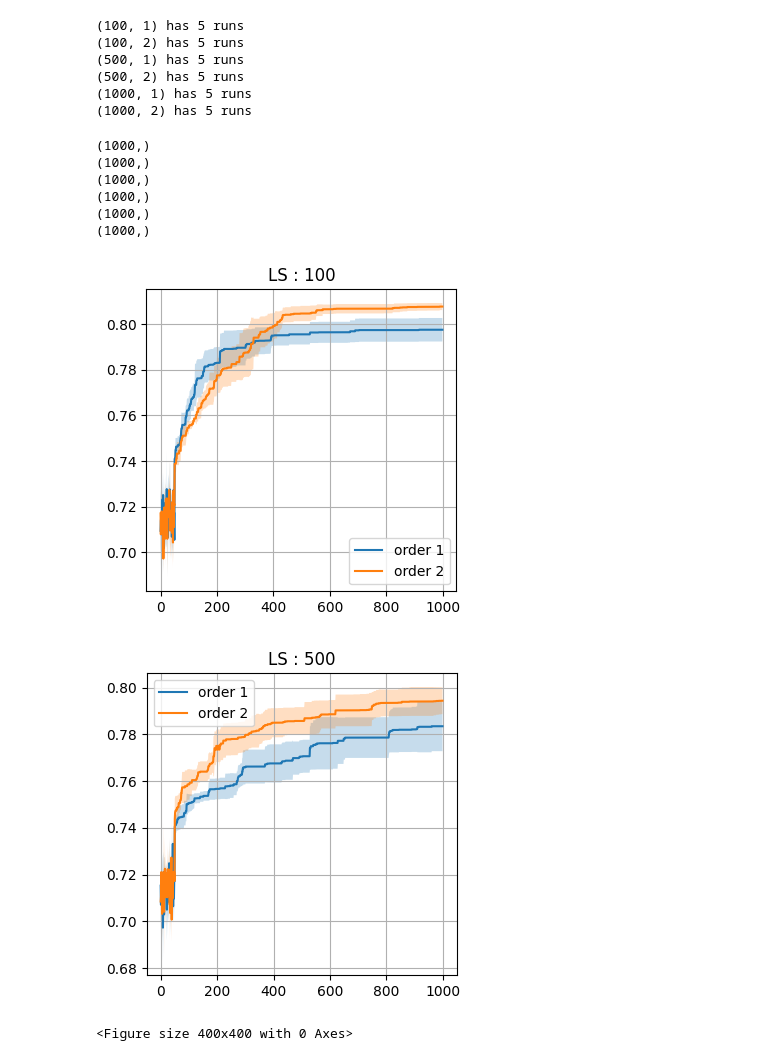
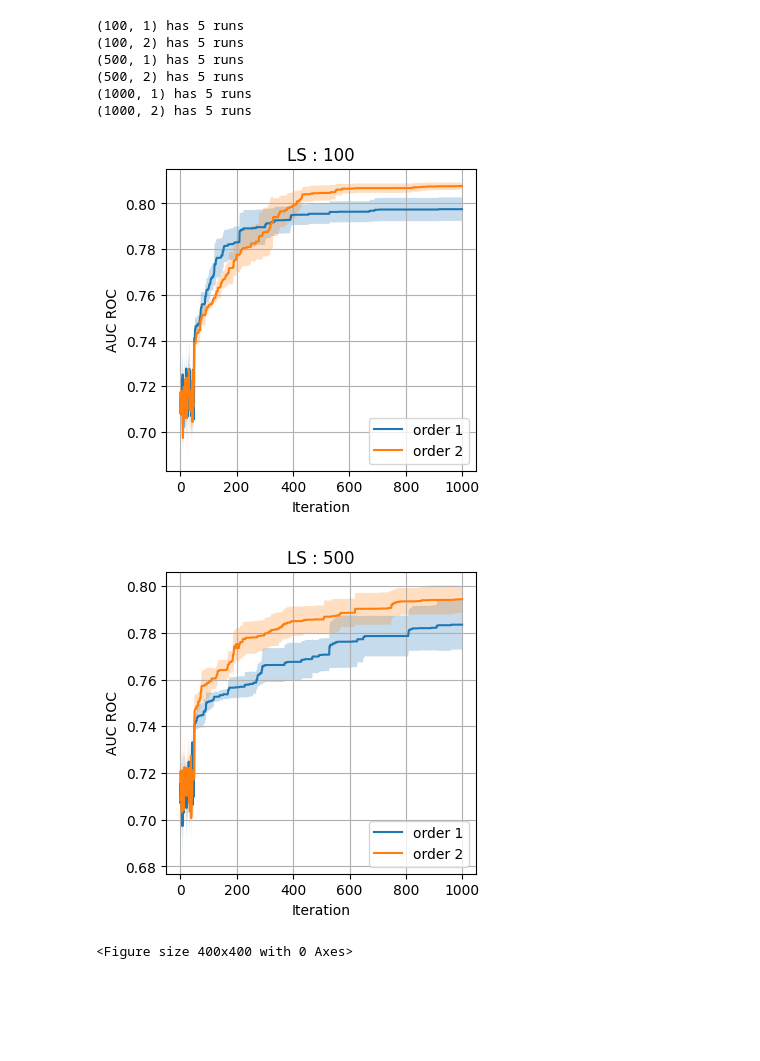
Before and after one commit to prise-3d/noise-detection-attributes-optimization, a Jupyter notebook: analysis/rendering_surrogate_models.ipynb, the cells around one changed output. Saved outputs shown, nothing was run; the diff lists cells and outputs as text; code cells hidden in the pictures; blank space fills up the shorter version.

```diff
--- a/analysis/rendering_surrogate_models.ipynb
+++ b/analysis/rendering_surrogate_models.ipynb
@@ -84,37 +84,33 @@ for k in sorted(data_results.keys()):
 # %%
 n_LS = 100
 
 for n_LS in [100, 500, 1000]:
     fig = plt.figure(dpi=100, figsize=(4, 4))
     ax = fig.add_subplot(111)
     ax.set_title(f'LS : {n_LS}')
 
     for k in sorted(data_results.keys()):
         ls_iter, order = k
 
         if ls_iter == n_LS:
 
             data = np.array(data_results[k])
 
             means = data.mean(axis=0)
             confidences = (1.9 * data.std(axis=0)) / np.sqrt(N_RUNS)
-            print(confidences.shape)
+
             ax.plot(means, label=f'order {order}')
             ax.fill_between(np.arange(1000), means-confidences, means+confidences, alpha=.25)
 
     ax.grid()
-    ax.legend()
+    ax.legend(loc=4)
+    ax.set_ylabel('AUC ROC')
+    ax.set_xlabel('Iteration')
     # ax.set_yscale('log')
     fig.savefig(os.path.join(output_images_folder, f'out_performance_LS-{n_LS}.pdf'), format='pdf', bbox_inches='tight')
     #plt.show()
 fig.clf()
 # %% [output]
-(1000,)
-(1000,)
-(1000,)
-(1000,)
-(1000,)
-(1000,)
-[figure, old version]
+[figure, new version]
-[figure, old version]
+[figure, new version]
-<Figure size 400x400 with 0 Axes>
+<Figure size 400x400 with 0 Axes>
```
Also changed, not shown: parts of 5 cells of this notebook.
